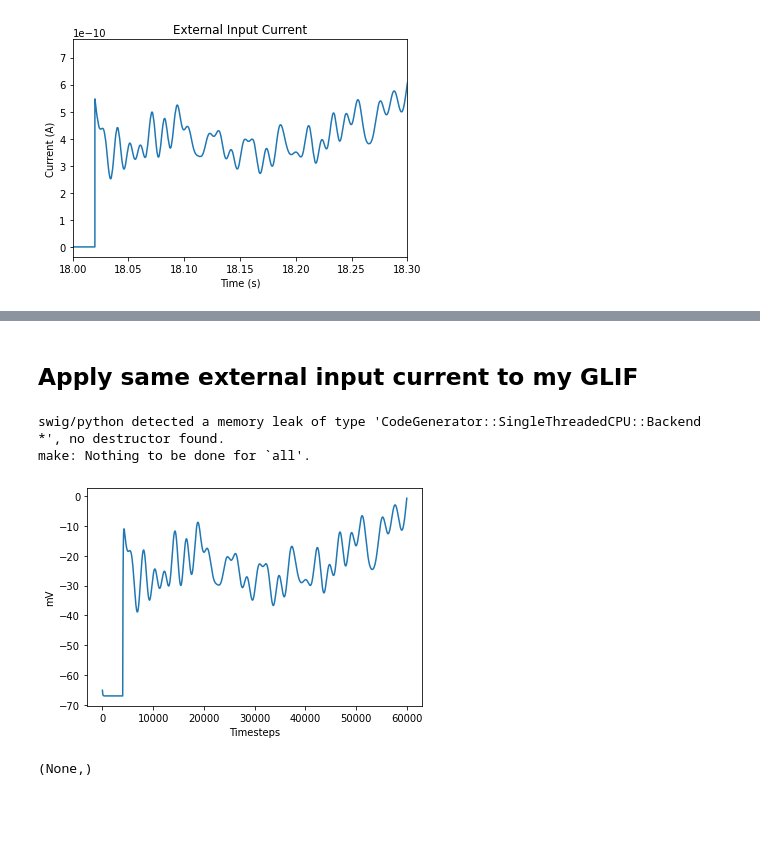
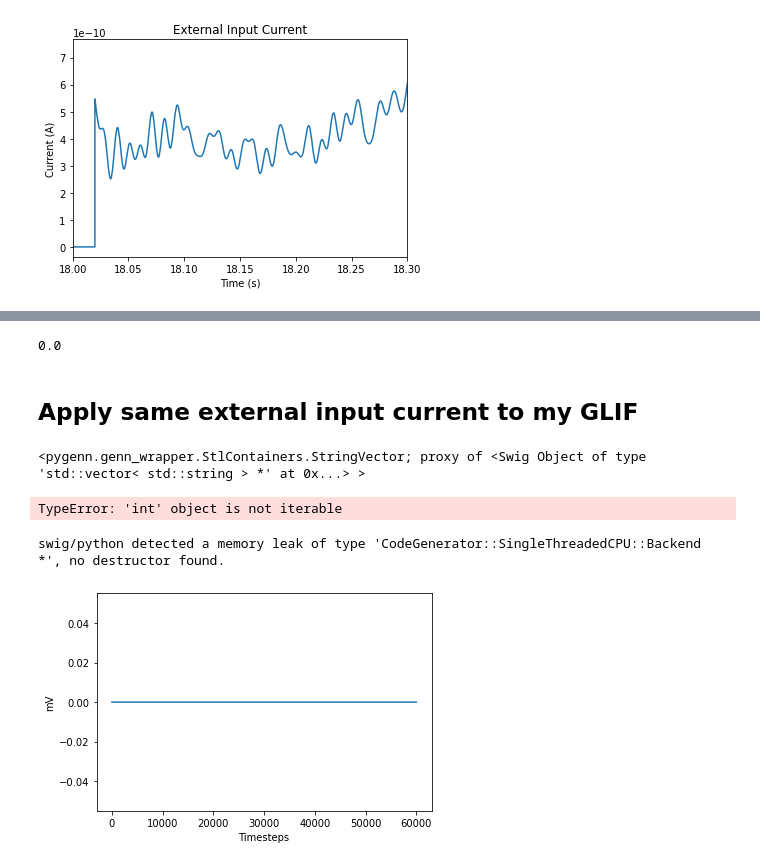
Before and after one commit to williamsnider/v1_project, a Jupyter notebook: compare_GLIF.ipynb, the cells around one changed output, grey strips where cells are left out. Saved outputs shown, nothing was run; the diff lists cells and outputs as text; code cells hidden in the pictures; blank space fills up the shorter version.

Commit message:
Update units from Allen to PyGenn

```diff
--- a/compare_GLIF.ipynb
+++ b/compare_GLIF.ipynb
@@ -192,3 +224,11 @@ plt.show()
 # %%
 mask = np.logical_and(t>18, t<18.3)
 S_sub = S[mask]
+# %%
+import json
+
+filename = './GLIF_Teeter_et_al_2018/mouse_struc_data_dir/474637203_Htr3a-Cre_NO152/474637203_Htr3a-Cre_NO152_GLIF1_neuron_config.json'
+
+with open(filename) as f:
+    config = json.load(f)
+config
@@ -195,5 +256,18 @@ S_sub = S[mask]
+# %%
+config['El']
+# %% [output]
+0.0
 # %% [markdown]
 ## Apply same external input current to my GLIF
+# %%
+GLIF_1.get_param_names()
+# %% [output]
+<pygenn.genn_wrapper.StlContainers.StringVector; proxy of <Swig Object of type 'std::vector< std::string > *' at 0x...> >
+# %%
+x = [i for i in GLIF_1.get_var_index('V')]
+print(x)
+# %% [output]
+TypeError: 'int' object is not iterable
 # %%
 # from GLIF_models import GLIF_1
 from pygenn.genn_model import GeNNModel, create_custom_current_source_class, create_custom_neuron_class
@@ -209,17 +283,29 @@ GLIF_1 = create_custom_neuron_class(
     reset_code = '$(V)=$(El);',
 )
 
+# Convert Allen Units to PyGenn
+# TODO: Convert order of magnitudes
+units_dict = {
+    'C': config['C'] *1e12,
+    'G': 1 / config['R_input'] * 1e6,
+    'El': config['El'] * 1e3,
+    'V_thres': config['th_inf'] * 1e3,
+    'dT' : config['dt'] * 1e3,
+    'V': config['init_voltage'] * 1e3,
+}
 
 ### Add GLIF Class to model ###
 # TODO: copy parameters from Teeter 2018 config file
-GLIF_1_params = {"C":  5.974122556127248e-11 * 1e9,
-              "G":1/(111019003.43890007)*1e6,
-              "El": -0.06692888132731122*1e3,  # mV
-              "V_thres": 0.02500695720882018 *1e3}
-GLIF_1_init = {"V": -65.0}
+GLIF_1_params = {k:units_dict[k] for k in GLIF_1.get_param_names()}
+GLIF_1_init = {k:units_dict[k] for k in ['V']}
+
+# GLIF_1_params = {"C":  5.974122556127248e-11 * 1e12,
+#               "G":1/(111019003.43890007)*1e6,
+#               "El": -0.06692888132731122*1e3,  # mV
+#               "V_thres": 0.02500695720882018 *1e3}
 num_GLIF = 1
 model = GeNNModel("float", "GLIF_1")
-model.dT=0.1
+model.dT=units_dict['dT']
 pop1 = model.add_neuron_population(
     pop_name = "pop1",
     num_neurons = num_GLIF,
@@ -279,33 +365,31 @@ cs = model.add_current_source(
     var_space = cs_ini)
 
 scale = 1e9
 cs.set_extra_global_param("Ie", S_sub*scale)
 
 
 model.build()
 model.load()
 
 # Run a quick simulation
 num_steps = len(S_sub)
 v = np.empty((num_steps, num_GLIF))
 # c = np.empty((2000, num_GLIF))
 v_view = pop1.vars["V"].view
 # c_view = cs.vars["current"].view
 for i in range(num_steps):
     model.step_time()
     pop1.pull_var_from_device("V")
     # cs.pull_var_from_device("current")
 
     v[model.timestep - 1,:]=v_view[:]
     # c[model.timestep - 1,:]=c_view[:]
 # Plot the results -- voltage of the neuron for 200 timesteps
 fig, axis = plt.subplots()
 axis.plot(v[:num_steps,:])
 axis.set_xlabel('Timesteps')
 axis.set_ylabel('mV')
 plt.show()
 # %% [output]
 swig/python detected a memory leak of type 'CodeGenerator::SingleThreadedCPU::Backend *', no destructor found.
-make: Nothing to be done for `all'.
-[figure, old version]
+[figure, new version]
-(None,)
```
Also changed, not shown: parts of 5 cells of this notebook.
